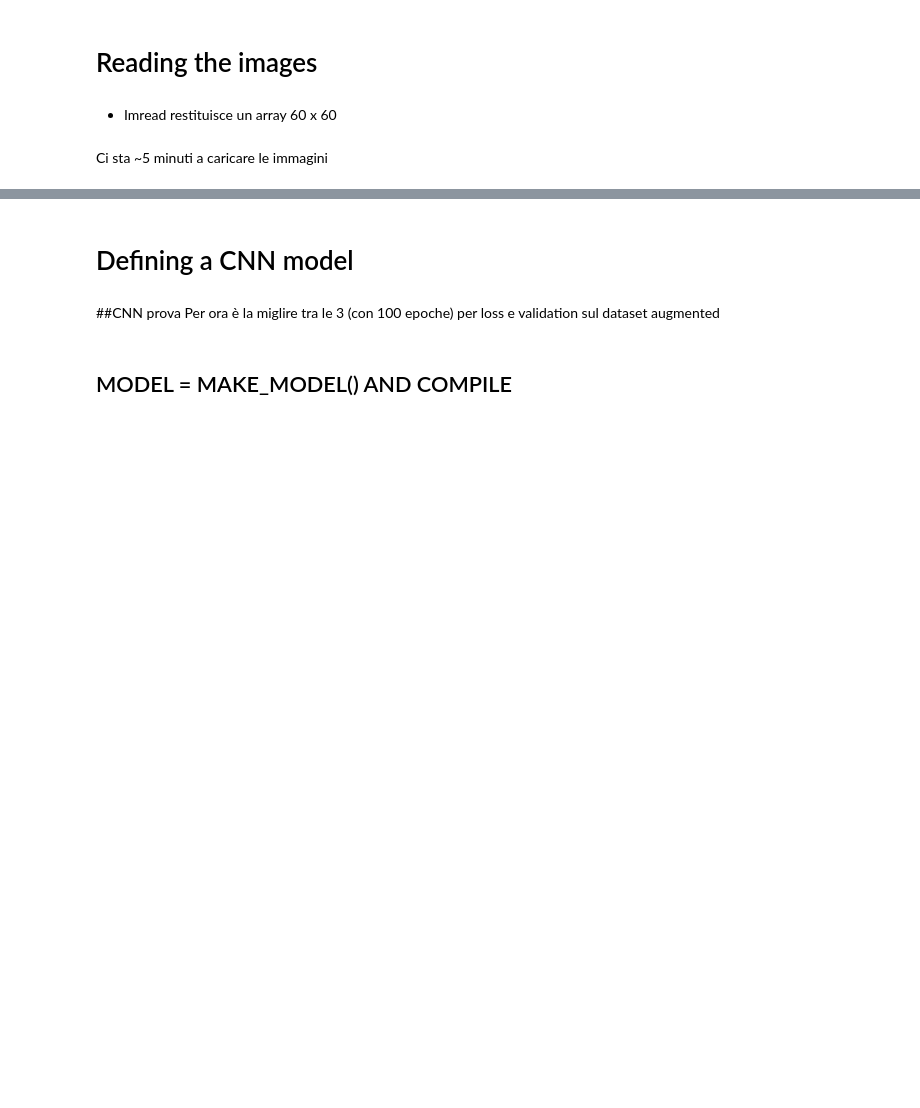
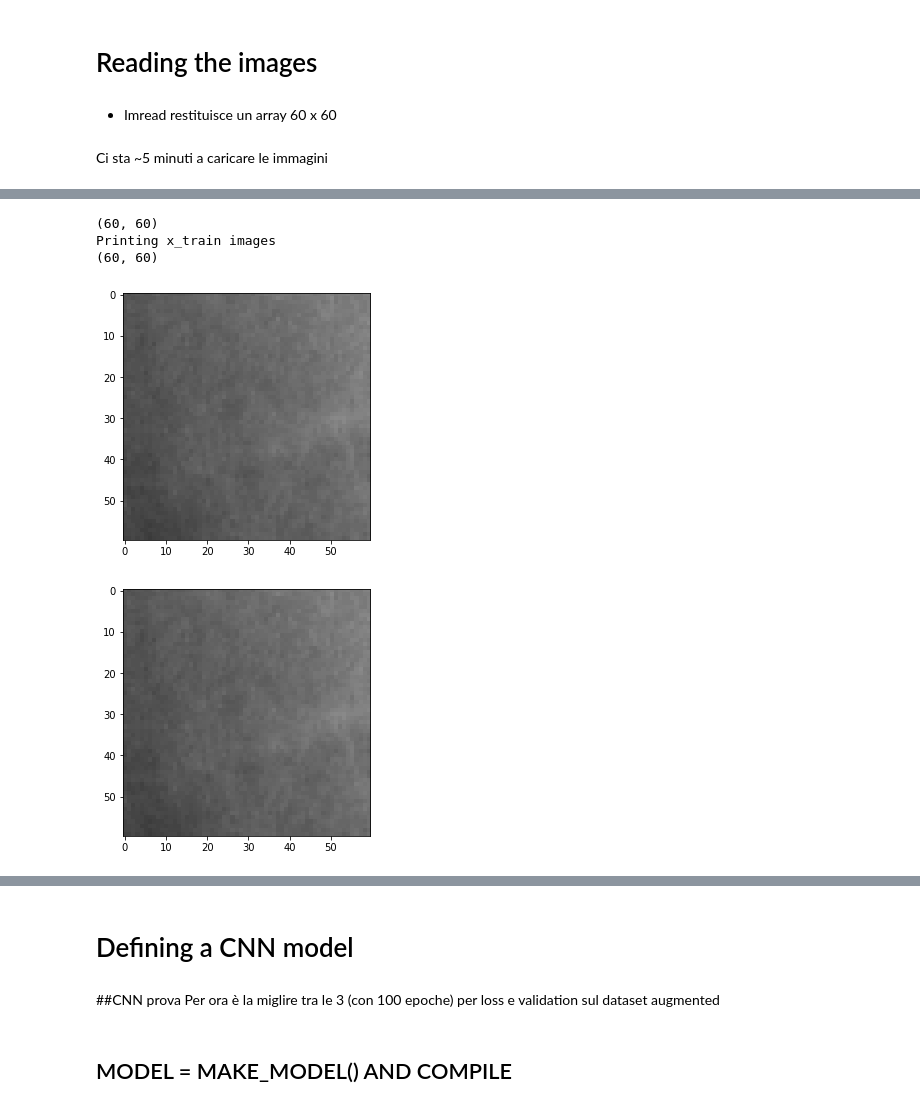
Before and after one commit to federicocampo/CMEPDA-Project, a Jupyter notebook: CNN.ipynb, the cells around one changed output, grey strips where cells are left out. Drawn from its saved outputs; the diff is of its cells as text; code cells hidden in the pictures; blank space fills up the shorter version.

```diff
--- a/CNN.ipynb
+++ b/CNN.ipynb
@@ -71 +66,15 @@ len(x_train)
+# %%
+import multiprocessing as mp
+
+def parallel_read_img(image_path):
+  fnames = glob.glob(os.path.join(image_path, '*.pgm'))
+
+  pool = mp.Pool(processes=4)
+  results = pool.map_async(imread, fnames)
+
+  x = results.get()
+  x_np = np.array(x, dtype='float32')[..., np.newaxis]/255
+
+  print('Num images found = ', x_np.shape)
+  return x_np
 # %%
@@ -129,17 +125,35 @@ x_test shape =  (401, 60, 60, 1)
 # %%
 '''
-Questa parte serve solo per visualizzare qualche immagine
+Visualize some images from images' folder
 '''
 
-image_type = 'Test/1'
-a=6
-i=0
-plt.figure(i)
+image_type = 'Test/0'
+a = 25
+b = a+1
 
-for imagename in (os.listdir(os.path.join(PATH, image_type)))[a:a+6]:
+i =1
+for imagename in (os.listdir(os.path.join(PATH, image_type)))[a:b]:
   Im = imread(os.path.join(PATH, image_type, imagename))
   print(Im.shape)
- #plt.subplot(2, 2, i)
   plt.figure(i)
   imshow(Im)
   i+=1
+
+print('Printing x_train images')
+
+'''
+Visualize some images from x_train
+'''
+
+for n in range(a, b):
+  Im = x_test[n].squeeze()
+  print(Im.shape)
+  plt.figure(i)
+  imshow(Im)
+  i+=1
+# %% [output]
+(60, 60)
+Printing x_train images
+(60, 60)
+[figure, added]
+[figure, added]
```
Also changed, not shown: parts of 9 cells of this notebook.
